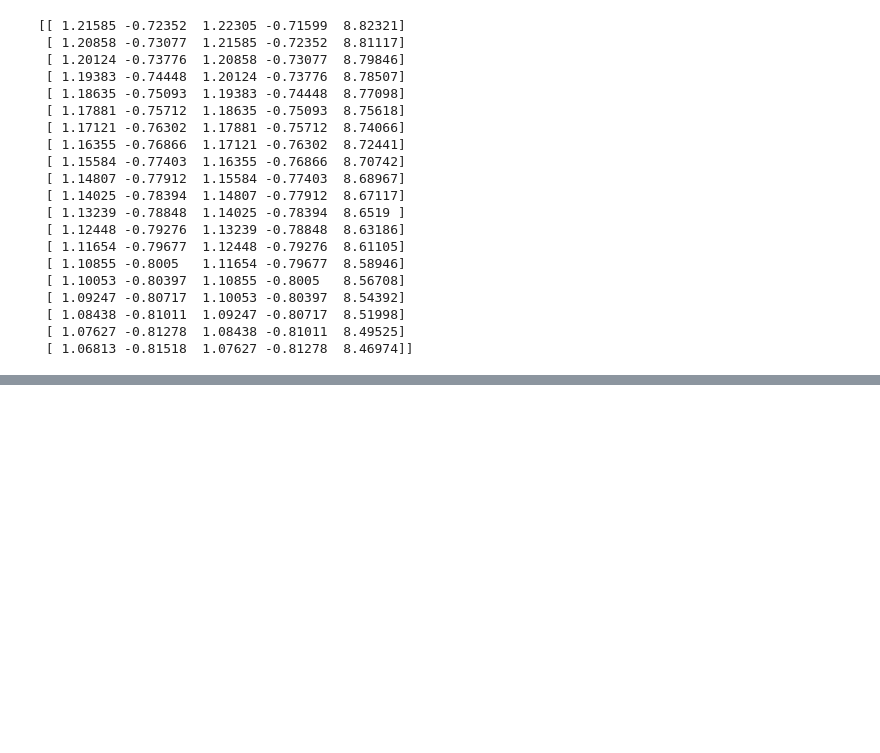
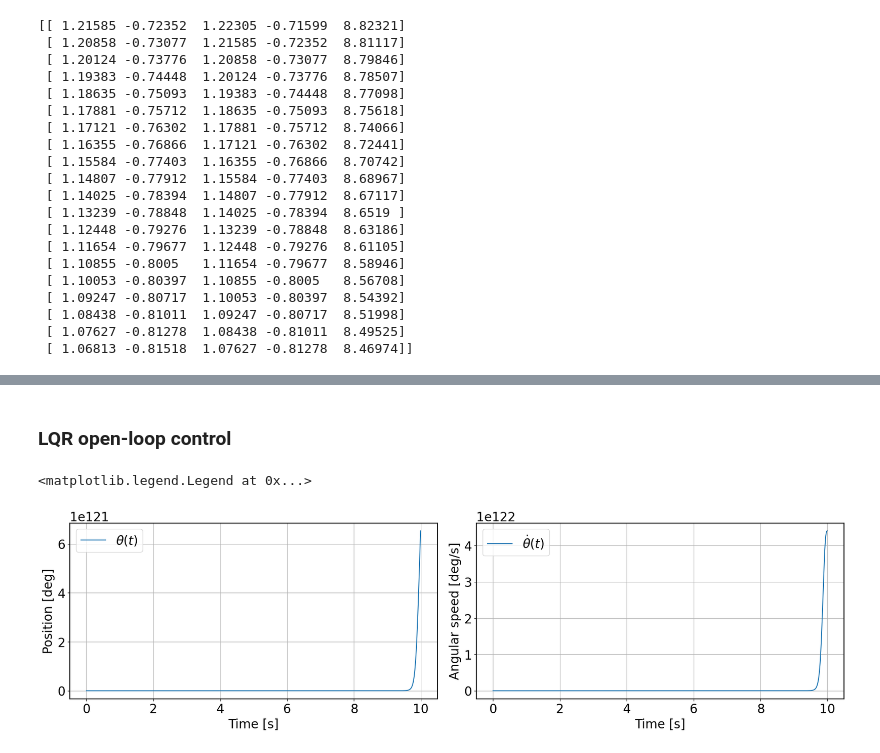
Before and after one commit to CedricFont/Subspace-learning-for-robot-application, a Jupyter notebook: LQR simulation/5_Havok_pendulum1.ipynb, the cells around one changed output, grey strips where cells are left out. Drawn from its saved outputs; the diff is of its cells as text; code cells hidden in the pictures; blank space fills up the shorter version.

```diff
--- a/LQR simulation/5_Havok_pendulum1.ipynb
+++ b/LQR simulation/5_Havok_pendulum1.ipynb
@@ -134,0 +242,35 @@ print(model1.A.shape,model1.B.shape,model1.C.shape)
+# %% [markdown]
+### LQR open-loop control
+# %%
+X0 = np.array([deg2rad(60),0])
+Xc = np.empty(shape=[model1.nb_S,model1.N])
+Uc = np.empty(shape=[model1.N-1])
+Ky = np.array(lqr_tracking.K)[:,0,:]
+t_interval = pend.dt
+f = lambda theta, u : pend.dynamics(theta, u)
+
+# Simulate the closed-loop trajectory for the non-linear dynamics
+for i in range(model1.N-1):
+
+    Kyc = Ky[i,:]
+    Uc[i] = Kyc.T@pinv(model1.C).dot(Xc[:,i])
+    # Next point of the non-linear controlled trajectory
+    Xc[:,i+1]= RK4(f, Xc[:,i], Uc[i], t_interval, type='controller-step-by-step')
+
+# Plot
+plt.rcParams['font.size'] = 20
+fig,ax = plt.subplots(1, 2,
+                       constrained_layout = True, figsize=(18,5))
+
+ax[0].plot(pend.T, rad2deg(Xc[0,:]), label=r"$\theta (t)$")
+ax[0].set_xlabel('Time [s]'), ax[0].set_ylabel('Position [deg]')
+ax[0].grid()
+ax[0].legend()
+
+ax[1].plot(pend.T, rad2deg(Xc[1,:]), label=r"$\dot{\theta} (t)$")
+ax[1].set_xlabel('Time [s]'), ax[1].set_ylabel('Angular speed [deg/s]')
+ax[1].grid()
+ax[1].legend()
+# %% [output]
+<matplotlib.legend.Legend at 0x...>
+[figure, added]
```
Also changed, not shown: parts of 7 cells of this notebook, 1 other file.
